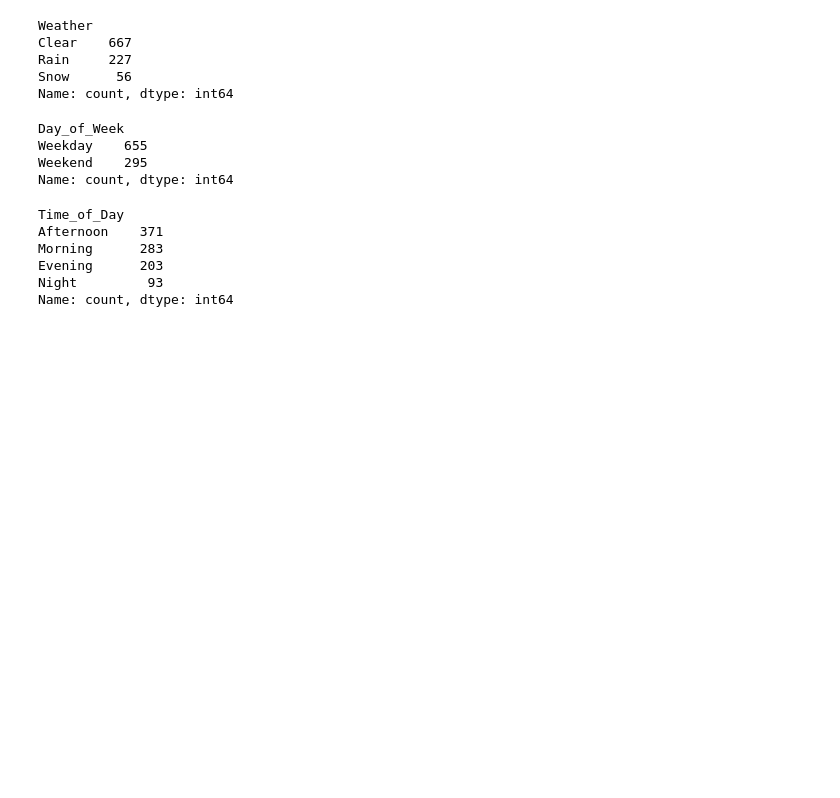
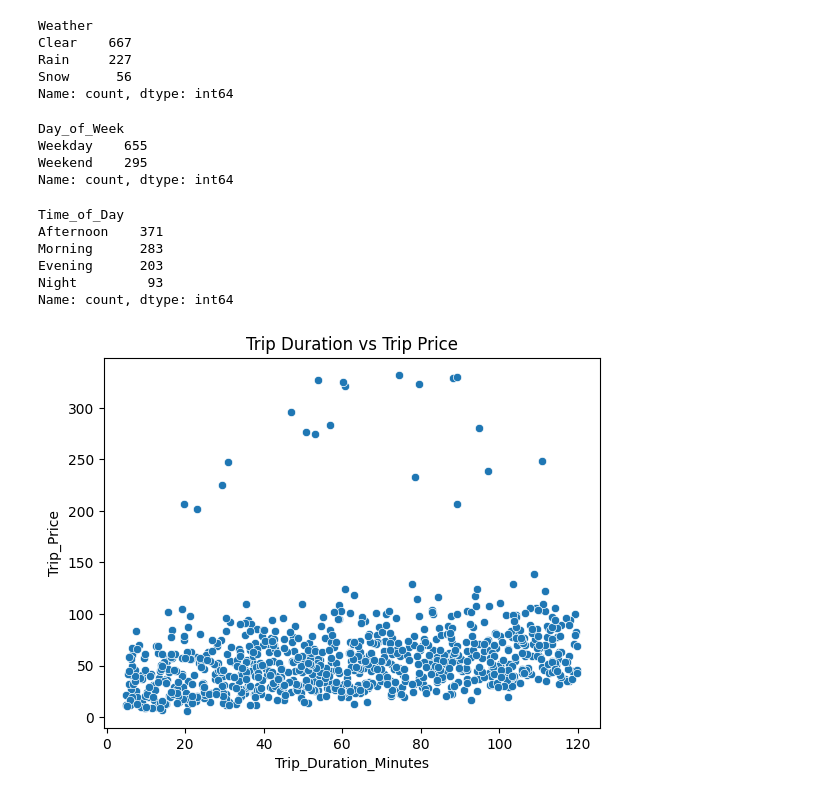
Before and after one commit to Aleex87/taxi_prediction_fullstack_alessandro, a Jupyter notebook: src/taxipred/model_development/eda.ipynb, the cells around one changed output. Drawn from its saved outputs; the diff is of its cells as text; code cells hidden in the pictures; blank space fills up the shorter version.

```diff
--- a/src/taxipred/model_development/eda.ipynb
+++ b/src/taxipred/model_development/eda.ipynb
@@ -139,0 +142,11 @@ Name: count, dtype: int64
+# %%
+sns.scatterplot(
+    data=df,
+    x="Trip_Duration_Minutes",
+    y="Trip_Price",
+
+)
+plt.title("Trip Duration vs Trip Price")
+plt.show()
+# %% [output]
+[figure, added]
```
Also changed, not shown: parts of 2 cells of this notebook.
